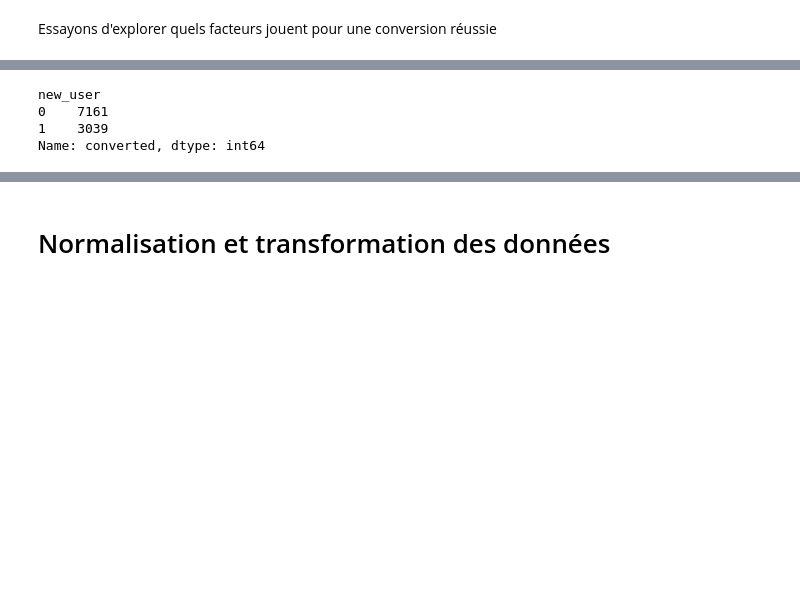
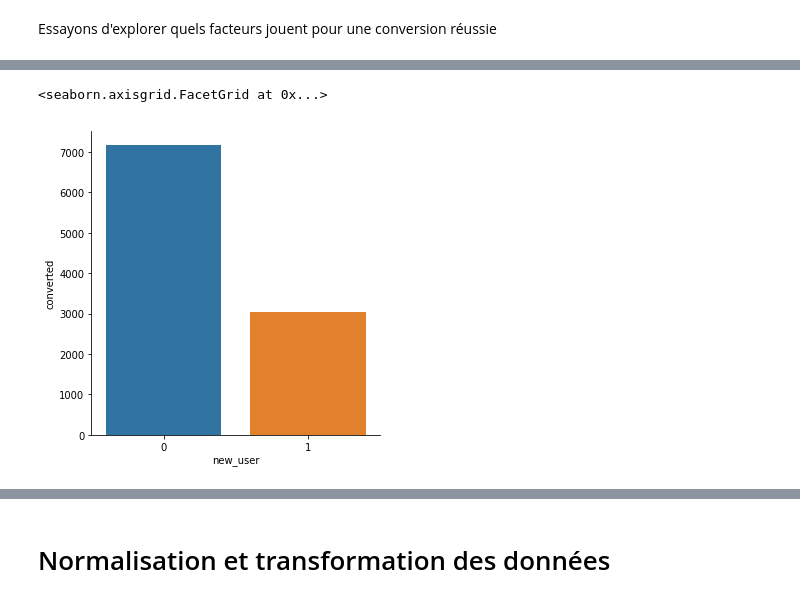
Before and after one commit to tbazzi/Data-Science---Fullstack-Bootcamp, a Jupyter notebook: S3_Projet_ConversionRate.ipynb, the cells around one changed output, grey strips where cells are left out. Cells and saved outputs as stored; diff of their text form; code cells hidden in the pictures; blank space fills up the shorter version.

```diff
--- a/S3_Projet_ConversionRate.ipynb
+++ b/S3_Projet_ConversionRate.ipynb
@@ -139,9 +134,8 @@ age
 # %%
-new = df.groupby("new_user")["converted"].sum()
-new
+new = df.groupby("new_user")["converted"].sum().reset_index(name='count')
+new.columns = ["new_user", "converted"]
+sns.catplot(x="new_user", y="converted", kind="bar", data=new)
 # %% [output]
-new_user
-0    7161
-1    3039
-Name: converted, dtype: int64
+<seaborn.axisgrid.FacetGrid at 0x...>
+[figure, added]
 # %%
```
Also changed, not shown: parts of 21 cells of this notebook.
